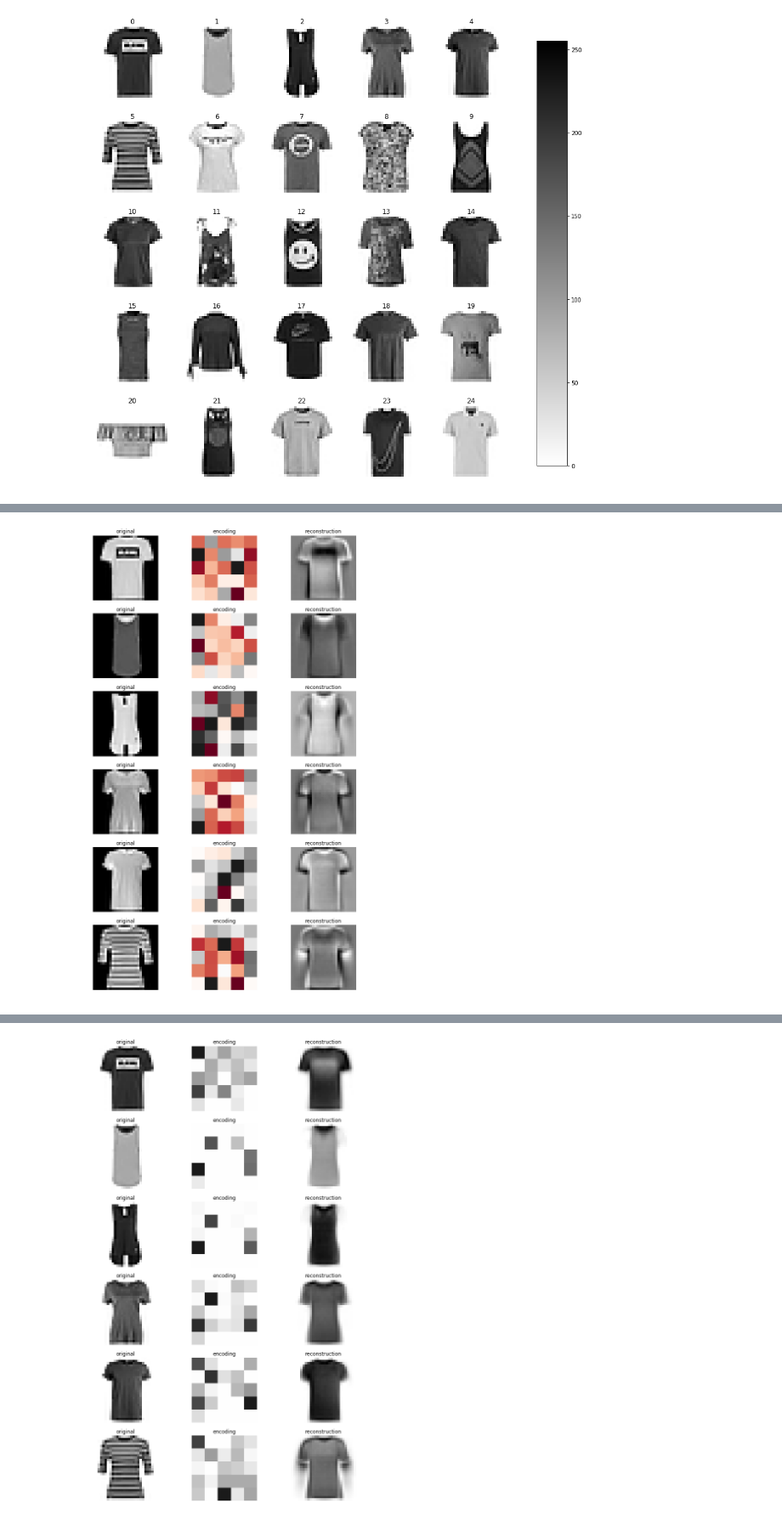
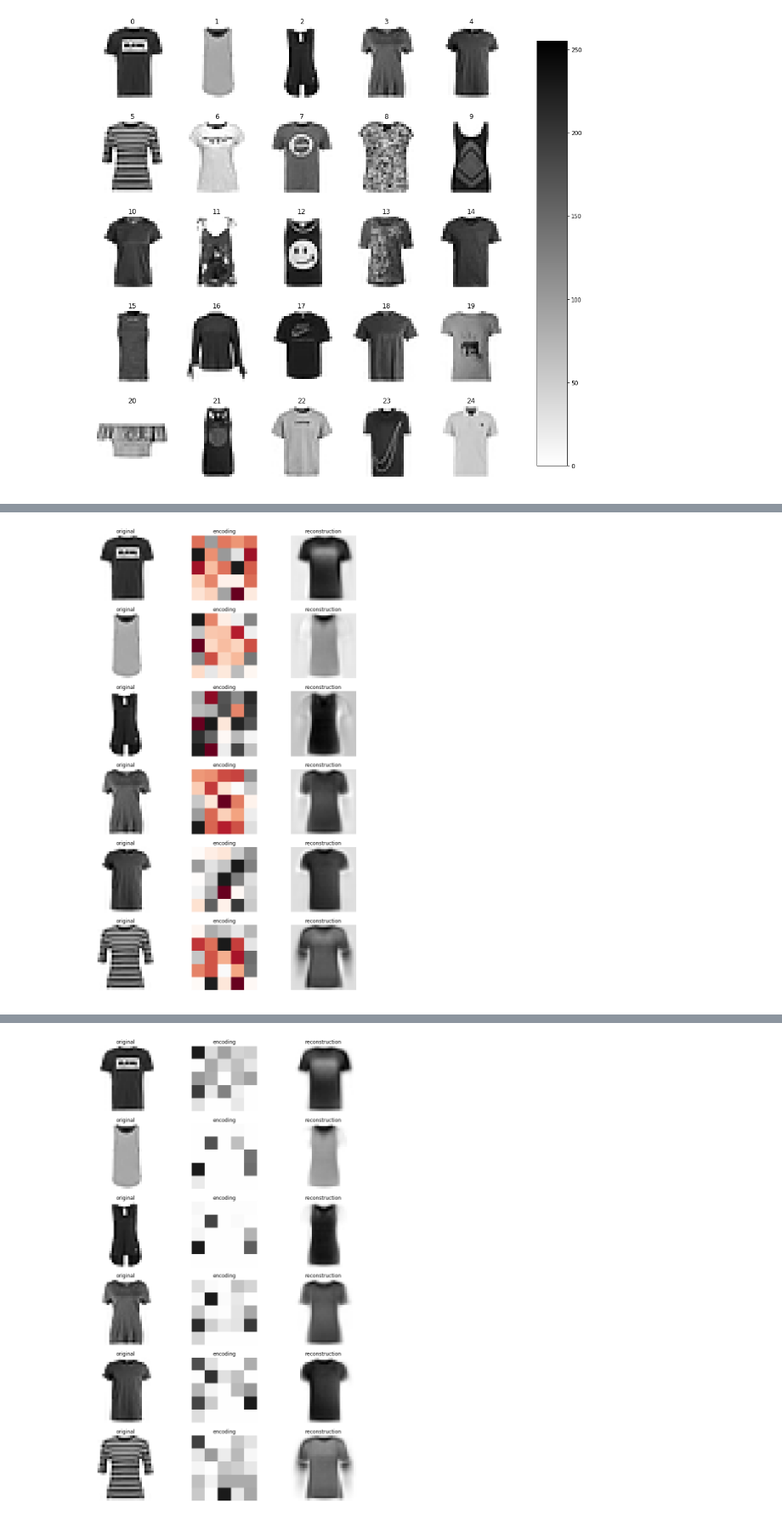
Before and after one commit to gabrieldernbach/pca_nmf_compare, a Jupyter notebook: eigen_fashion_mnist.ipynb, the cells around one changed output, grey strips where cells are left out. Shown: that part at 85% size. Cells and saved outputs as stored; diff of their text form; code cells hidden in the pictures.

```diff
--- a/eigen_fashion_mnist.ipynb
+++ b/eigen_fashion_mnist.ipynb
@@ -84,19 +90,20 @@ reconstruction loss 55916.24
 # %%
 fig, axs = plt.subplots(6,3, figsize=(12,20), facecolor='w', edgecolor='k')
 axs = axs.ravel()
 
 for i in range(6):
-    orig = axs[i*3].imshow(Xc[i,:].reshape(llength,llength),cmap='gray')
+    orig = axs[i*3].imshow(Xcm[i,:].reshape(llength,llength),cmap='gray_r')
     axs[i*3].title.set_text(f'original'); axs[i*3].axis('off')
 
     encoding = axs[i*3+1].imshow(pca_encodings[i,:].reshape(5,5),cmap='RdGy');
     axs[i*3+1].title.set_text(f'encoding'); axs[i*3+1].axis('off')
 
-    reconstruction = axs[i*3+2].imshow((
-        pca_encodings[i,:] @ pca.components_).reshape(llength,llength),cmap='gray')
+    reconstruction = axs[i*3+2].imshow(
+        pca_reconstruction[i].reshape(llength,llength),
+        cmap='gray_r')
     axs[i*3+2].title.set_text(f'reconstruction'); axs[i*3+2].axis('off')
 
 fname = './images/pca_25_encoding_reconstruction.png'
 plt.savefig(fname,dpi=300)
 # %% [output]
-[figure, old version]
+[figure, new version]
```
Also changed, not shown: parts of 9 cells of this notebook, 17 other files.
